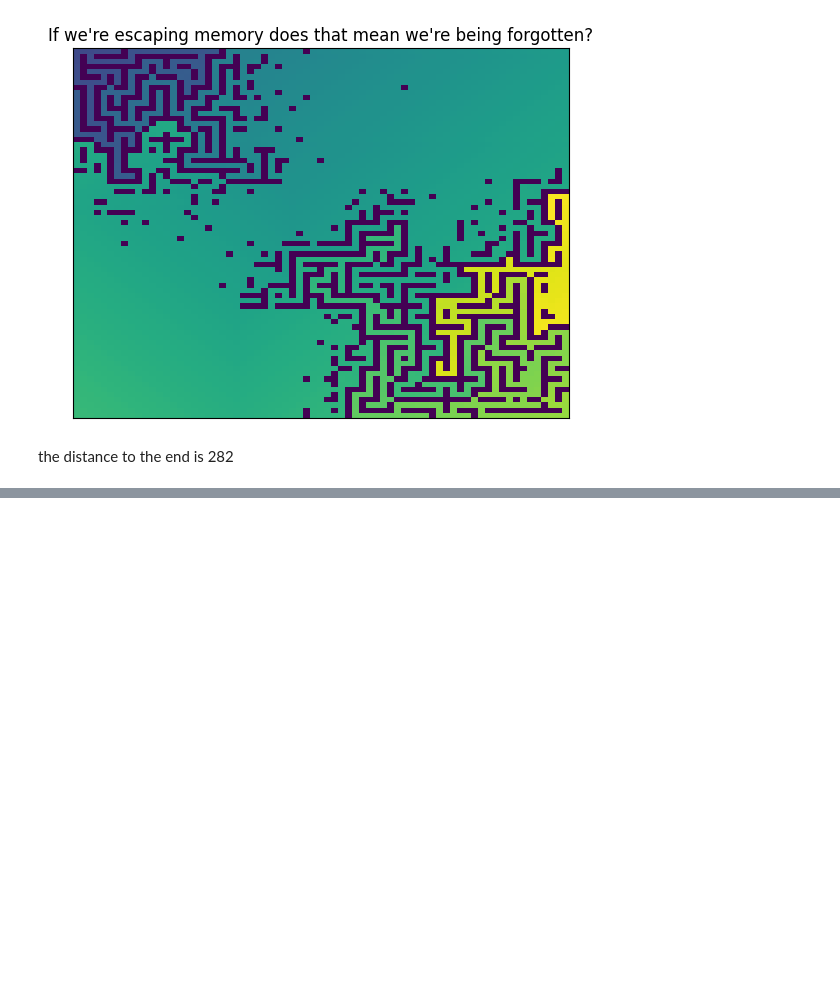
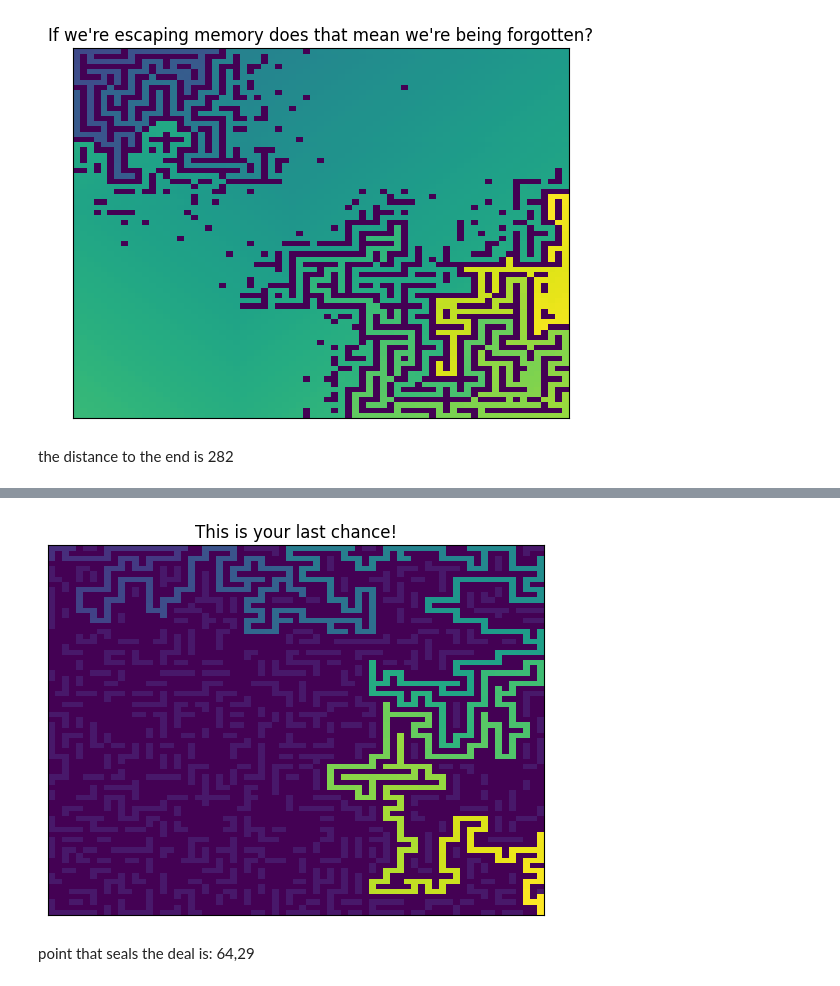
Before and after one commit to nouseforkeys/advent-of-code-24, a Jupyter notebook: day_18.ipynb, the cells around one changed output, grey strips where cells are left out. Cells and saved outputs as stored; diff of their text form; code cells hidden in the pictures; blank space fills up the shorter version.

```diff
--- a/day_18.ipynb
+++ b/day_18.ipynb
@@ -107,7 +107,7 @@ def get_scores(points: list[P], start: P, end: P = None) -> list[list[int]]:
         node = get_next_node(graph)
         # break if no node was found
         if node is None:
-            log.warning('visited all possible nodes without getting to end')
+            log.info('visited all possible nodes without getting to end')
             break
         # update neighbours
         for point in node.links:
@@ -165,0 +166,20 @@ the distance to the end is 282
+# %%
+# since the algorithm will finish up much quicker when the path is blocked
+# let's test out each set of points in reverse
+points = [P(l, c) for c, l in coordinates]
+def find_blocker(points: list[P], start: P, end: P) -> P:
+    """returns the point that blocks the grid"""
+    indecies = list(reversed(range(1024, len(points))))
+    for index in tqdm(indecies, desc='testing final index'):
+        scores = get_scores(points[:index], start, end)
+        if scores[end.l][end.c].score is not None:
+            break
+    fig, ax = plt.subplots()
+    ax.set_title('This is your last chance!')
+    plot_scores(scores, ax)
+    log.warning(f'{points[index]=} ({index=})')
+    return points[index]
+
+log.setLevel(logging.WARNING)
+blocker = find_blocker(points, P(0, 0), P(70, 70))
+# %% [output]
@@ -165,0 +187,5 @@ the distance to the end is 282
+[figure, added]
+# %%
+markdown(f'point that seals the deal is: {blocker.c},{blocker.l}')
+# %% [output]
+point that seals the deal is: 64,29
```
Also changed, not shown: parts of 4 cells of this notebook.
